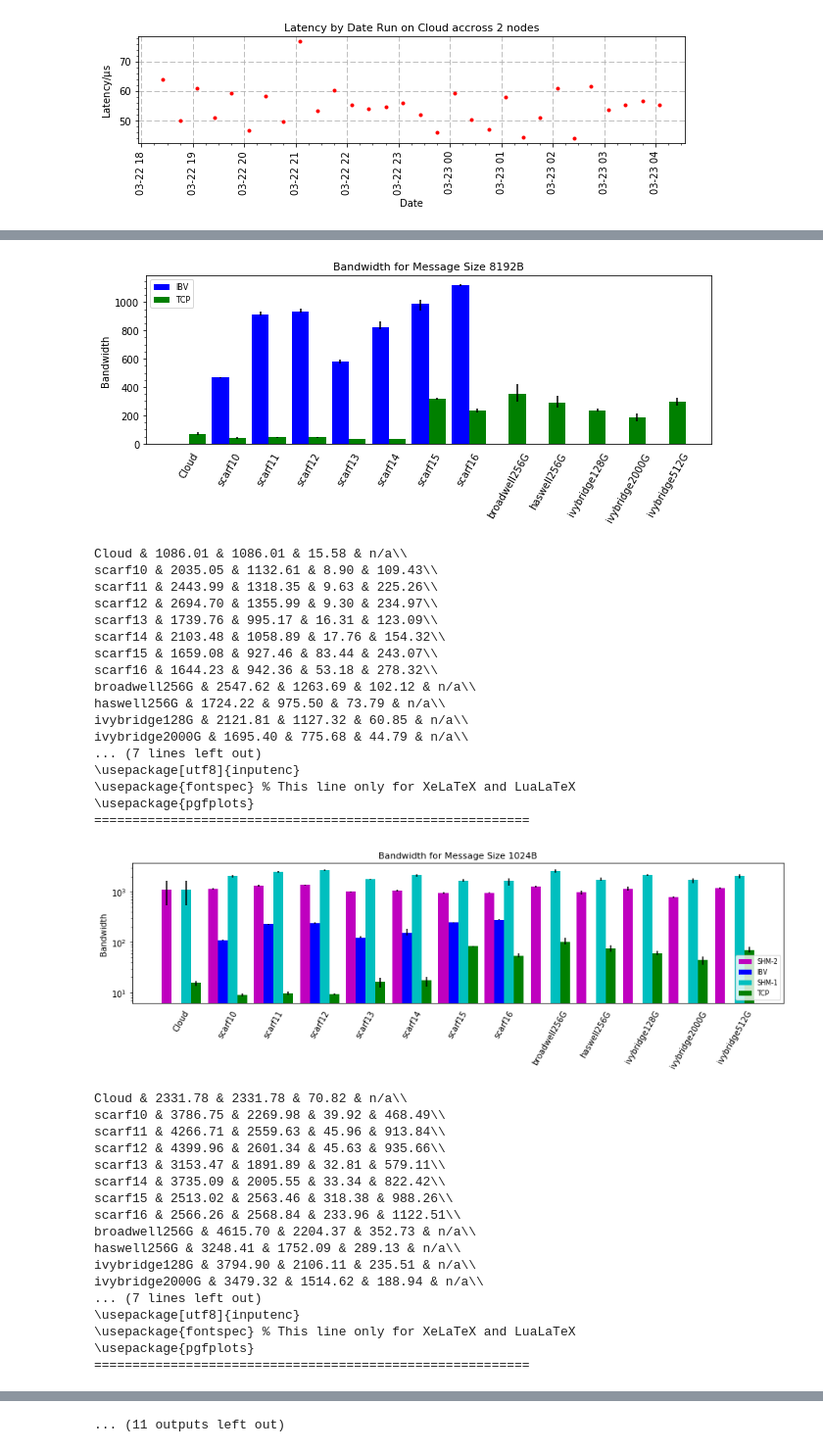
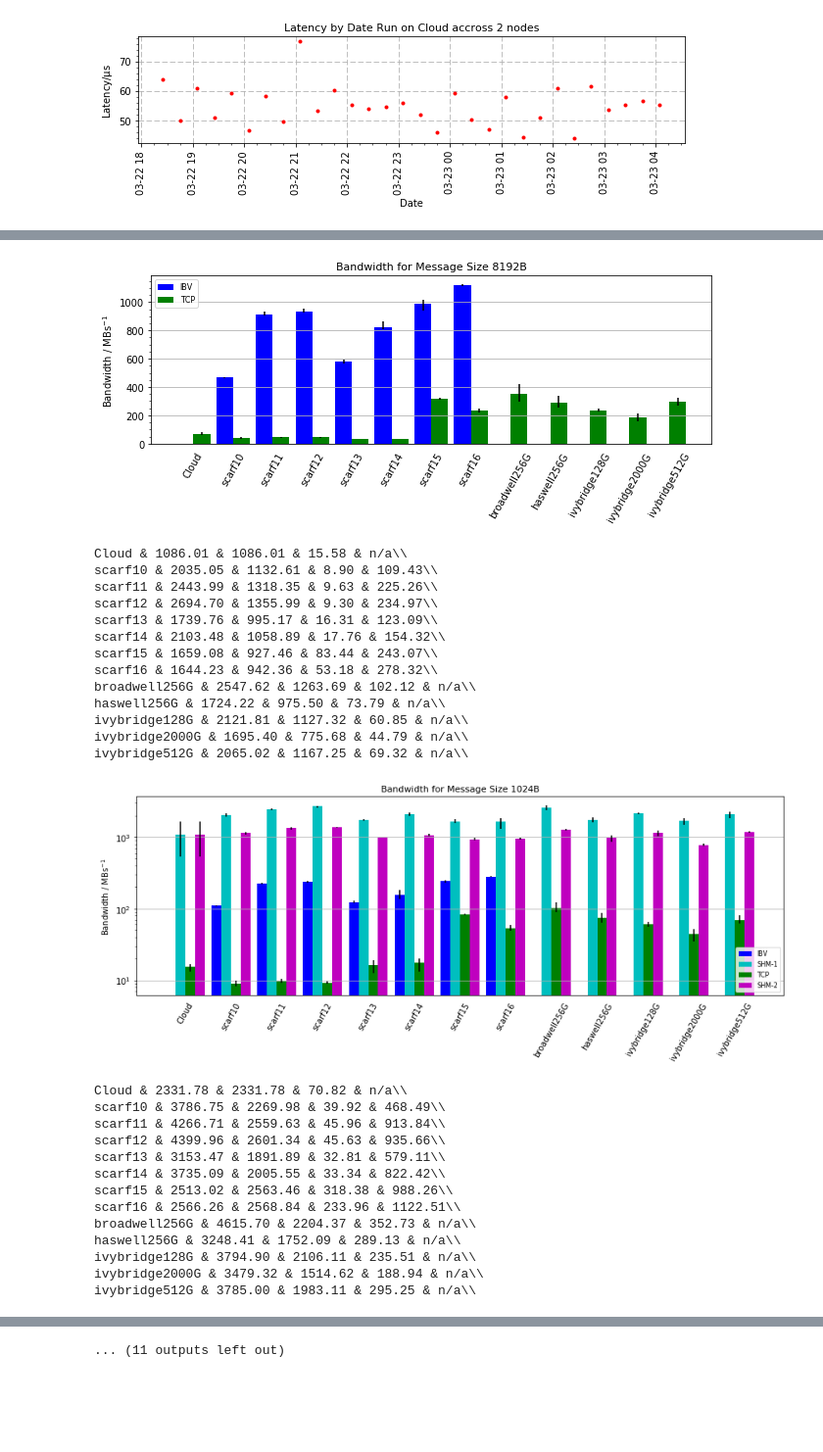
Before and after one commit to cal-id/SCD-Benchmark, a Jupyter notebook: Results/IMB_Notebooks/IMB_Analysis.ipynb, the cells around one changed output, grey strips where cells are left out. Shown at 98% size. Cells and saved outputs as stored; diff of their text form; code cells hidden in the pictures; blank space fills up the shorter version.

Commit message:
Move back to png for plots

```diff
--- a/Results/IMB_Notebooks/IMB_Analysis.ipynb
+++ b/Results/IMB_Notebooks/IMB_Analysis.ipynb
@@ -7,15 +7,8 @@ import csv
 import numpy as np
 import matplotlib.pyplot as plt
 
-# plt.style.use('fivethirtyeight')
 import matplotlib.patches as mpatches
-from matplotlib2tikz import save as tikz_save
 import re
-
-from matplotlib.backends.backend_pgf import FigureCanvasPgf
-import matplotlib
-matplotlib.backend_bases.register_backend('pdf', FigureCanvasPgf)
-matplotlib.rcParams["pgf.texsystem"] = "pdflatex"
 
 # Standardise Fonts
 plt.rc('xtick', labelsize=10)
@@ -314,7 +307,7 @@ def plotBar(KEY, HOSTGROUPS, PROTOCOLS, UNITS=None, FIGSIZE=(4.5, 4), logY=False
     plt.rcParams["figure.figsize"] = FIGSIZE
     ax = plt.gca()
     plt.minorticks_on()
-#     ax.yaxis.grid(True, which='major', linestyle='-')
+    ax.yaxis.grid(True, which='major', linestyle='-')
 #     ax.yaxis.grid(True, which='minor', linestyle='--')
 
     for i, (label, yVals) in enumerate(yValues.items()):
@@ -329,8 +322,7 @@ def plotBar(KEY, HOSTGROUPS, PROTOCOLS, UNITS=None, FIGSIZE=(4.5, 4), logY=False
     plt.xticks(index + ((len(PROTOCOLS) - 1) / 2) * bar_width, xValues, rotation=60)
     plt.tick_params(axis='x', which='both', bottom='off', top='off')
 
-    # unitsEnd = " / " + UNITS if UNITS is not None else ""
-    unitsEnd = ""
+    unitsEnd = " / " + UNITS if UNITS is not None else ""
     if all(i.isdigit() for i in KEY): # if the key is a natural number, make y label 'bandwidth'
         plotTitle = "Bandwidth for Message Size " + KEY + "B"
         plt.ylabel("Bandwidth" + unitsEnd)
@@ -355,8 +347,7 @@ def plotBar(KEY, HOSTGROUPS, PROTOCOLS, UNITS=None, FIGSIZE=(4.5, 4), logY=False
         plt.ylim(*YLIM)
 
     if SAVE is not None:
-        tikz_save(SAVE + ".tex", figureheight = '\\figureheight', figurewidth = '\\figurewidth')
-        # plt.savefig(SAVE + '.pgf', format="pgf")
+        plt.savefig(SAVE + '.png', format="png")
 
     plt.show()
 
@@ -373,19 +364,20 @@ plotBar("1024", hgs, ["TCP", "IBV"], MBPS, FIGSIZE=(9,4))
 plotBar("8192", hgs, ["TCP", "IBV"], MBPS, FIGSIZE=(9,4))
 
 
-plotBar("1024", hgs, ["SHM-1", "SHM-2", "TCP", "IBV"], MBPS, logY=True, FIGSIZE=(12,4), LEG_HAND_POS=4,
+plotBar("1024", hgs, ["SHM-1", "SHM-2", "TCP", "IBV"], MBPS, logY=True, FIGSIZE=(12,5), LEG_HAND_POS=4,
         SAVE="compare_bandwidth-hostgroup_1024")
-plotBar("8192", hgs, ["SHM-1", "SHM-2", "TCP", "IBV"], MBPS, logY=True, FIGSIZE=(12,4), LEG_HAND_POS=4,
+plotBar("8192", hgs, ["SHM-1", "SHM-2", "TCP", "IBV"], MBPS, logY=True, FIGSIZE=(12,5), LEG_HAND_POS=4,
         SAVE="compare_bandwidth-hostgroup_8192")
-plotBar("32768", hgs, ["SHM-1", "SHM-2", "TCP", "IBV"], MBPS, logY=True,FIGSIZE=(12,4), LEG_HAND_POS=4,
+plotBar("32768", hgs, ["SHM-1", "SHM-2", "TCP", "IBV"], MBPS, logY=True,FIGSIZE=(12,5), LEG_HAND_POS=4,
         SAVE="compare_bandwidth-hostgroup_32768")
-plotBar("Max Bandwidth", hgs, ["SHM-1", "SHM-2", "TCP", "IBV"], MBPS, logY=True, FIGSIZE=(12,5), LEG_HAND_POS=4,
+plotBar("Max Bandwidth", hgs, ["SHM-1", "SHM-2", "TCP", "IBV"], MBPS, logY=True, FIGSIZE=(12,6), LEG_HAND_POS=4,
         YLIM=(10, 10**5),
         SAVE="compare_bandwidth-hostgroup_max")
 
 # Do lactency with all protocols
-plotBar("Latency", hgs, ["SHM-1", "SHM-2", "TCP", "IBV"], USEC, FIGSIZE=(9,4))
-plotBar("Latency", hgs, ["SHM-1", "SHM-2", "TCP", "IBV"], USEC, logY=True, FIGSIZE=(7,3))
+plotBar("Latency", hgs, ["SHM-1", "SHM-2", "TCP", "IBV"], USEC, FIGSIZE=(12,5))
+plotBar("Latency", hgs, ["SHM-1", "SHM-2", "TCP", "IBV"], USEC, logY=True, FIGSIZE=(12,5),
+        SAVE="compare_latency-hostgroup")
 
 
 # Do bandwidths for single protocols
@@ -431,22 +423,18 @@ ivybridge512G & 3581.95 & 1758.50 & 430.23 & n/a\\
-[figure, old version]
+[figure, new version]
 Cloud & 1086.01 & 1086.01 & 15.58 & n/a\\
 scarf10 & 2035.05 & 1132.61 & 8.90 & 109.43\\
 scarf11 & 2443.99 & 1318.35 & 9.63 & 225.26\\
 scarf12 & 2694.70 & 1355.99 & 9.30 & 234.97\\
 scarf13 & 1739.76 & 995.17 & 16.31 & 123.09\\
 scarf14 & 2103.48 & 1058.89 & 17.76 & 154.32\\
 scarf15 & 1659.08 & 927.46 & 83.44 & 243.07\\
 scarf16 & 1644.23 & 942.36 & 53.18 & 278.32\\
 broadwell256G & 2547.62 & 1263.69 & 102.12 & n/a\\
 haswell256G & 1724.22 & 975.50 & 73.79 & n/a\\
 ivybridge128G & 2121.81 & 1127.32 & 60.85 & n/a\\
 ivybridge2000G & 1695.40 & 775.68 & 44.79 & n/a\\
-... (7 lines left out)
-\usepackage[utf8]{inputenc}
-\usepackage{fontspec} % This line only for XeLaTeX and LuaLaTeX
-\usepackage{pgfplots}
-=========================================================
+ivybridge512G & 2065.02 & 1167.25 & 69.32 & n/a\\
-[figure, old version]
+[figure, new version]
 Cloud & 2331.78 & 2331.78 & 70.82 & n/a\\
 scarf10 & 3786.75 & 2269.98 & 39.92 & 468.49\\
 scarf11 & 4266.71 & 2559.63 & 45.96 & 913.84\\
@@ -459,8 +447,4 @@ broadwell256G & 4615.70 & 2204.37 & 352.73 & n/a\\
 haswell256G & 3248.41 & 1752.09 & 289.13 & n/a\\
 ivybridge128G & 3794.90 & 2106.11 & 235.51 & n/a\\
 ivybridge2000G & 3479.32 & 1514.62 & 188.94 & n/a\\
-... (7 lines left out)
-\usepackage[utf8]{inputenc}
-\usepackage{fontspec} % This line only for XeLaTeX and LuaLaTeX
-\usepackage{pgfplots}
-=========================================================
+ivybridge512G & 3785.00 & 1983.11 & 295.25 & n/a\\
```
Also changed, not shown: parts of 3 cells of this notebook.
